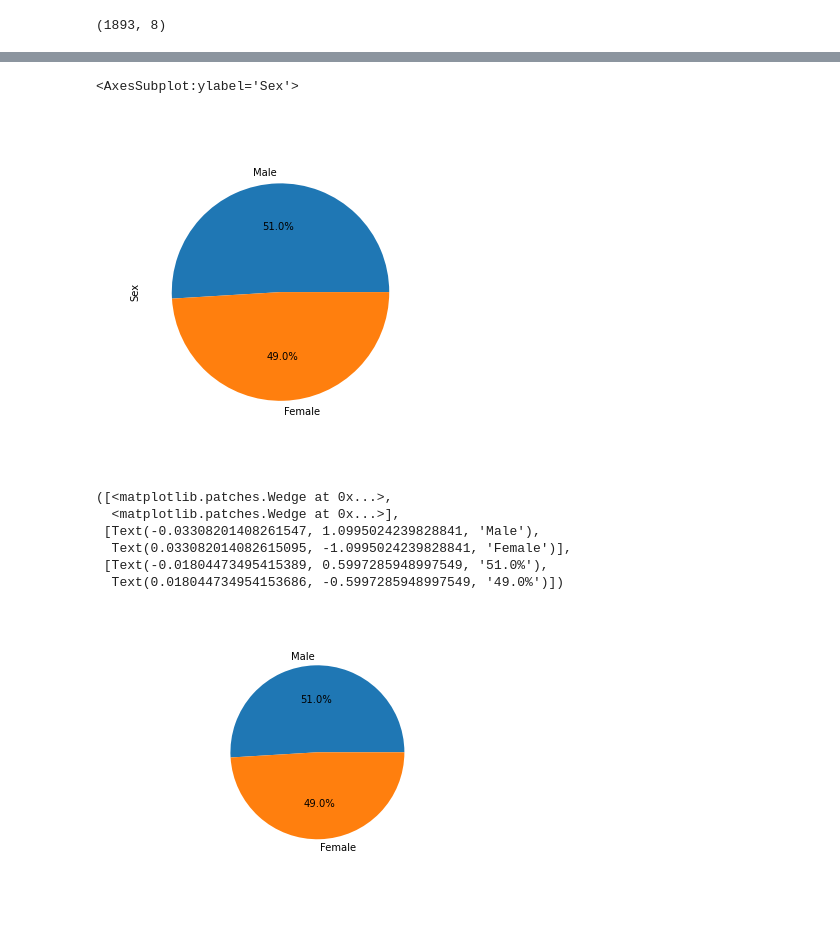
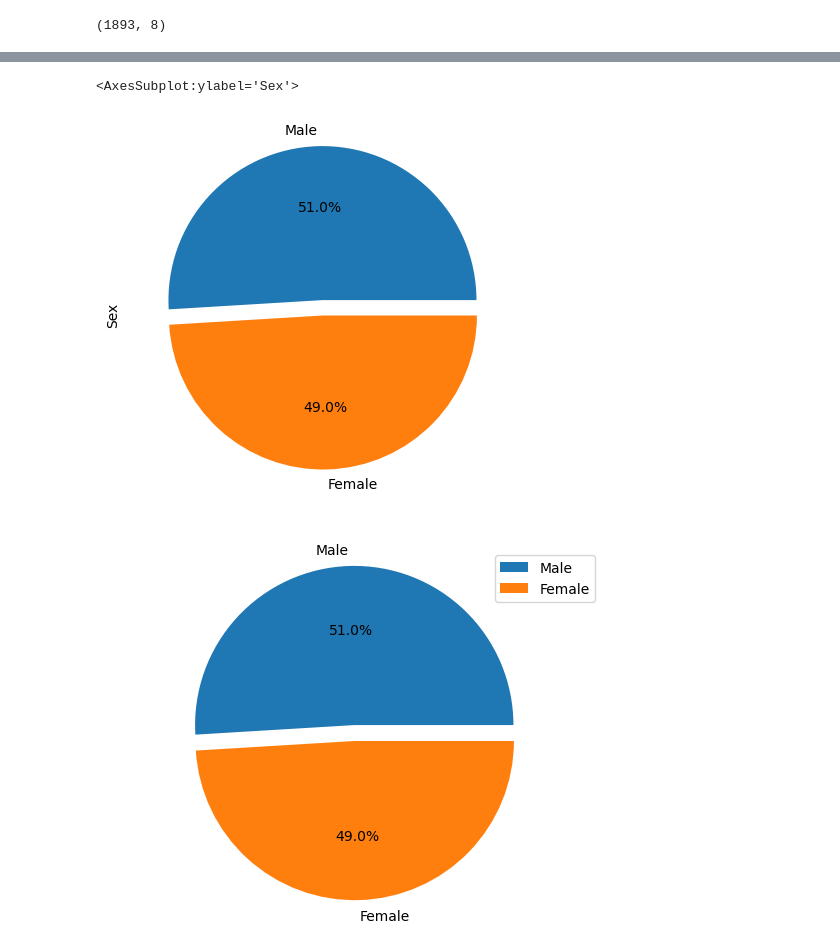
Before and after one commit to rchascall/matplotlib-challenge, a Jupyter notebook: Pymaceuticals/pymaceuticals.ipynb, the cells around one changed output, grey strips where cells are left out. Cells and saved outputs as stored; diff of their text form; code cells hidden in the pictures.

```diff
--- a/Pymaceuticals/pymaceuticals.ipynb
+++ b/Pymaceuticals/pymaceuticals.ipynb
@@ -6,6 +13,7 @@ import matplotlib.pyplot as plt
 import pandas as pd
 import scipy.stats as st
 import numpy as np
+from scipy.stats import linregress
 
 # Study data files
 mouse_metadata_path = "data/Mouse_metadata.csv"
@@ -16,7 +24,8 @@ mouse_metadata = pd.read_csv(mouse_metadata_path)
 study_results = pd.read_csv(study_results_path)
 
 # Combine the data into a single dataset
-mouse_data_combined_df = pd.merge(mouse_metadata, study_results, how="left", on=["Mouse ID"])
+#mouse_data_combined_df = pd.merge(mouse_metadata, study_results, how="left", on=["Mouse ID"])
+mouse_data_combined_df = pd.merge(study_results, mouse_metadata, how="left", on=["Mouse ID"])
 
 # Display the data table for preview
 mouse_data_combined_df
@@ -215,22 +218,22 @@ plt.show()
 # %%
 # Generate a pie plot showing the distribution of female versus male mice using pandas
-%matplotlib widget
+import matplotlib.pyplot as plt
+%matplotlib inline
 male_female = mouse_data_df["Sex"].value_counts()
-male_female.plot(kind="pie", figsize=(5,5), autopct="%1.1f%%")
+explode = (0.1, 0)
+male_female.plot(kind="pie", figsize=(10,5), explode=explode, autopct="%1.1f%%")
 # %% [output]
 <AxesSubplot:ylabel='Sex'>
-[figure, old version]
+[figure, new version]
 # %%
 # Generate a pie plot showing the distribution of female versus male mice using pyplot
-%matplotlib widget
+%matplotlib inline
 male_female = mouse_data_df["Sex"].value_counts()
 male_female_labels = ["Male", "Female"]
-plt.pie(male_female, labels = male_female_labels, autopct="%1.1f%%")
+explode = (0.1, 0)
+plt.pie(male_female, labels = male_female_labels, explode=explode, autopct="%1.1f%%")
+plt.legend()
+plt.axis("equal")
+plt.show()
 # %% [output]
-([<matplotlib.patches.Wedge at 0x...>,
-  <matplotlib.patches.Wedge at 0x...>],
- [Text(-0.03308201408261547, 1.0995024239828841, 'Male'),
-  Text(0.033082014082615095, -1.0995024239828841, 'Female')],
- [Text(-0.01804473495415389, 0.5997285948997549, '51.0%'),
-  Text(0.018044734954153686, -0.5997285948997549, '49.0%')])
-[figure, old version]
+[figure, new version]
```
Also changed, not shown: parts of 29 cells of this notebook, 2 other files.
